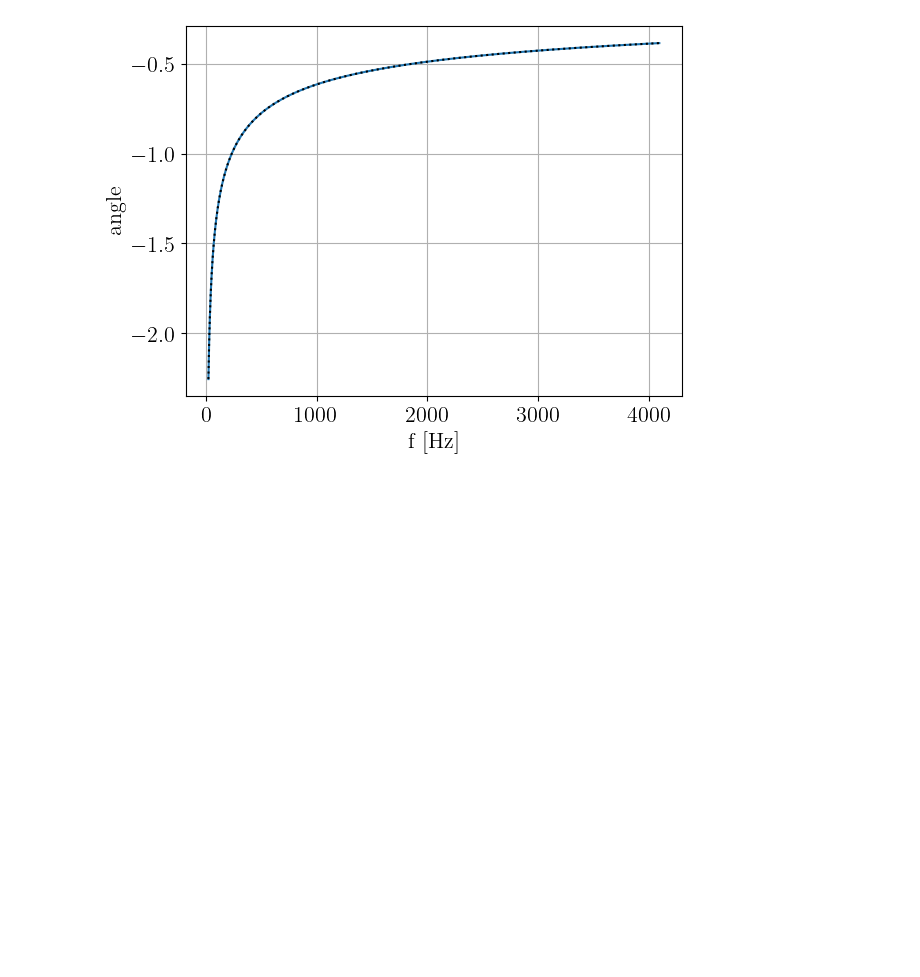
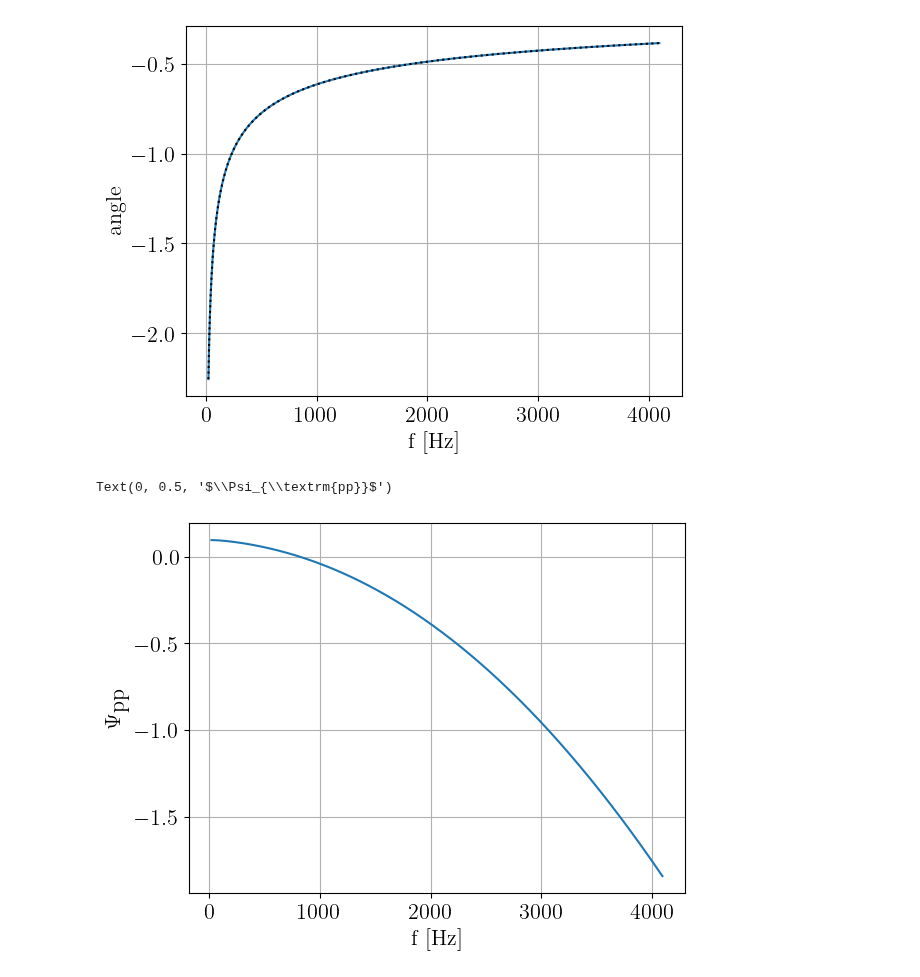
Before and after one commit to ThibeauWouters/ripple, a Jupyter notebook: notebooks/Phase_contributions_TaylorF2.ipynb, the cells around one changed output. Cells and saved outputs as stored; diff of their text form; code cells hidden in the pictures; blank space fills up the shorter version.

Commit message:
tidal contribution plot (another one)

```diff
--- a/notebooks/Phase_contributions_TaylorF2.ipynb
+++ b/notebooks/Phase_contributions_TaylorF2.ipynb
@@ -174,3 +171,17 @@ plt.ylabel("angle")
 -2.7262636592695344e-12
 Text(0, 0.5, 'angle')
 [figure]
+# %%
+phasing_coeffs, _ = TaylorF2.get_PNPhasing_F2(m1, m2, chi1, chi2, lambda1, lambda2)
+psi_pp = 0
+for n in range(0,7):
+    index = str(n) + 'PN'
+    psi_pp += phasing_coeffs[index]*v**n
+
+plt.plot(fs, psi_pp)
+
+plt.xlabel("f [Hz]")
+plt.ylabel(r"$\Psi_{\textrm{pp}}$")
+# %% [output]
+Text(0, 0.5, '$\\Psi_{\\textrm{pp}}$')
+[figure, added]
```
Also changed, not shown: parts of 3 cells of this notebook.
